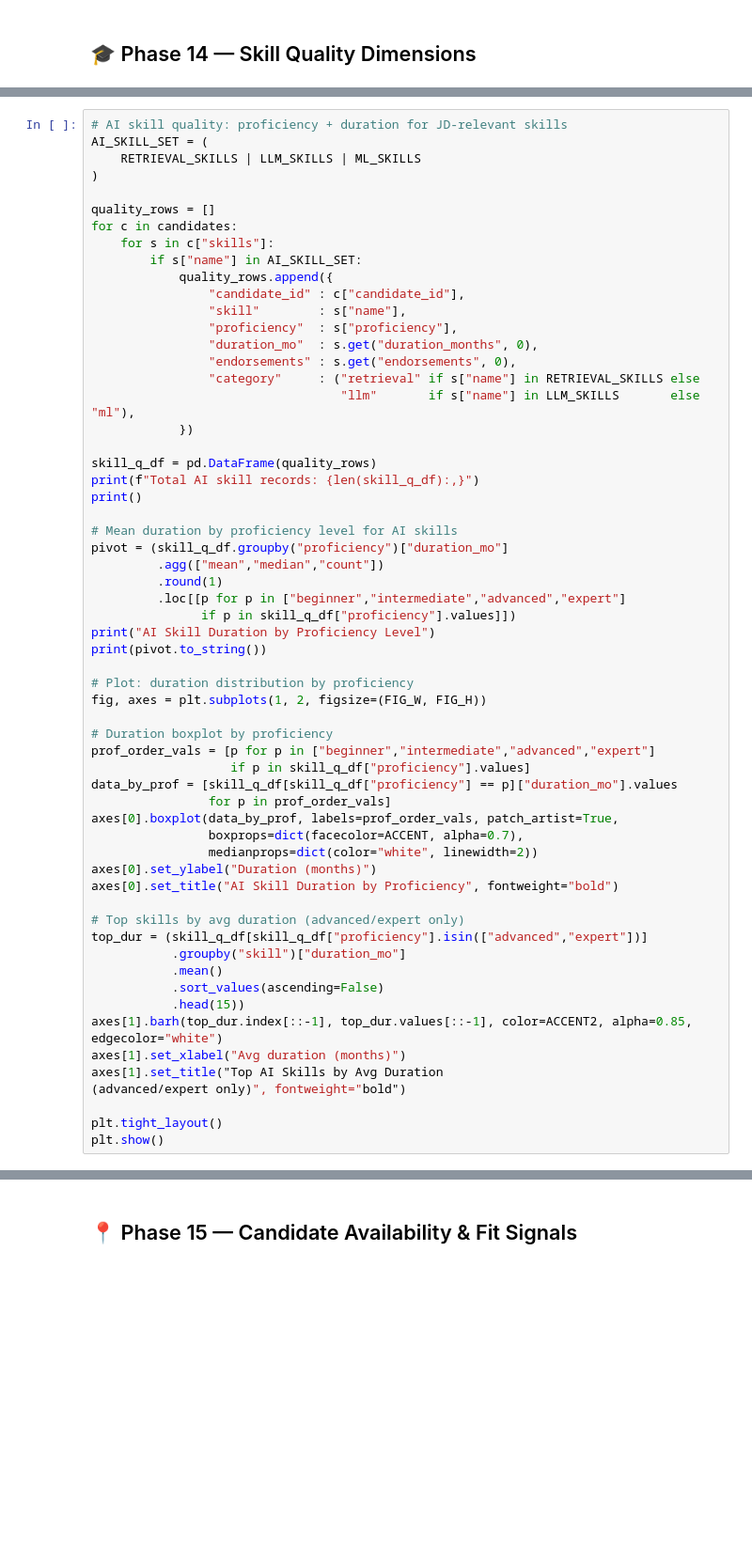
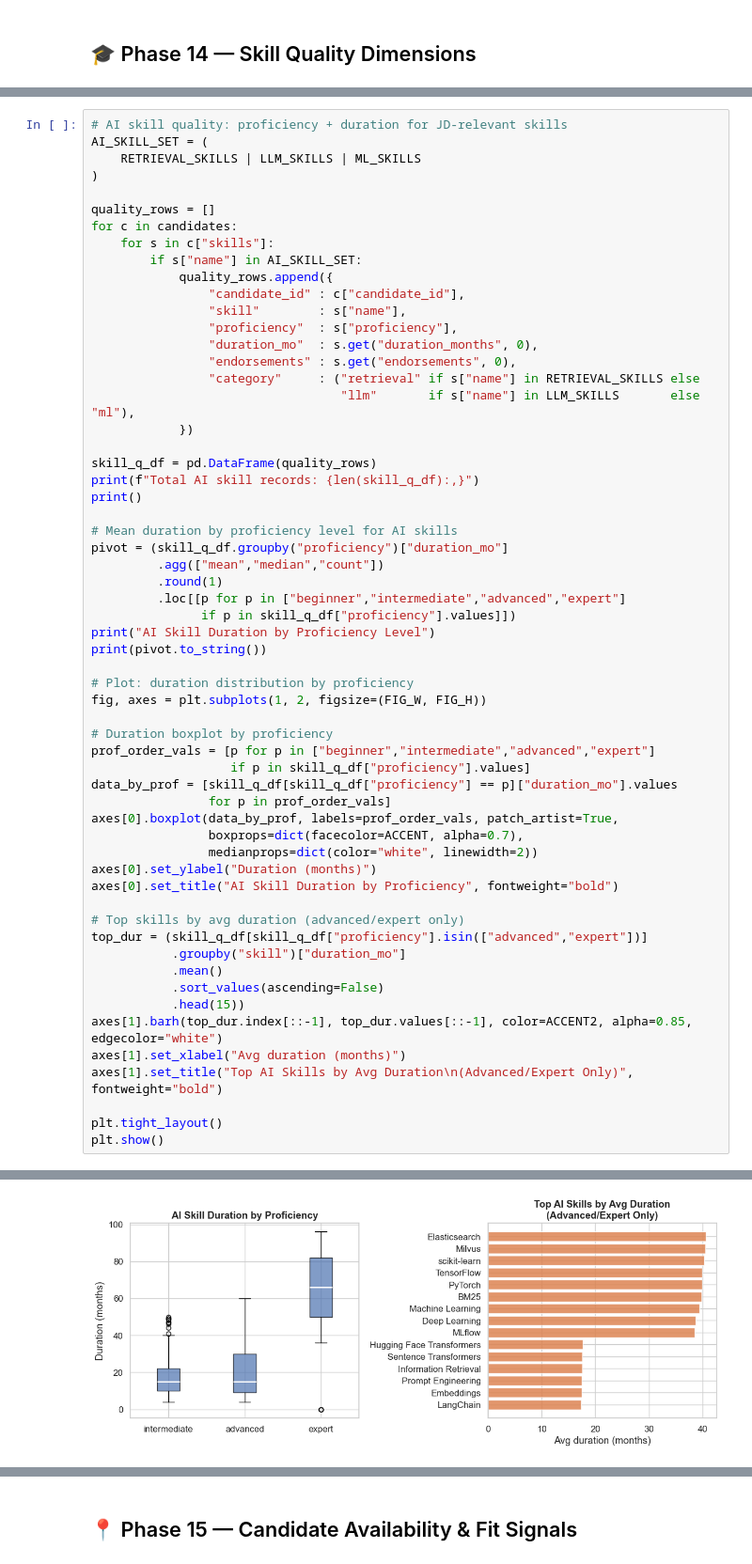
Before and after one commit to abhi-7-7/India_run_hackathon, a Jupyter notebook: EDA/01_eda.ipynb, the cells around one changed output, grey strips where cells are left out. Shown at 94% size. Saved outputs shown, nothing was run; the diff lists cells and outputs as text; blank space fills up the shorter version.

```diff
--- a/EDA/01_eda.ipynb
+++ b/EDA/01_eda.ipynb
@@ -1135,8 +1257,8 @@ top_dur = (skill_q_df[skill_q_df["proficiency"].isin(["advanced","expert"])]
            .head(15))
 axes[1].barh(top_dur.index[::-1], top_dur.values[::-1], color=ACCENT2, alpha=0.85, edgecolor="white")
 axes[1].set_xlabel("Avg duration (months)")
-axes[1].set_title("Top AI Skills by Avg Duration
-(advanced/expert only)", fontweight="bold")
+axes[1].set_title("Top AI Skills by Avg Duration\n(Advanced/Expert Only)", fontweight="bold")
 
 plt.tight_layout()
 plt.show()
+# %% [output]
@@ -1143,3 +1273,4 @@ plt.show()
+[figure, added]
 # %%
 # skill_assessment_scores — platform-verified skill evidence
 assess_rows = []
```
Also changed, not shown: parts of 19 cells of this notebook.
